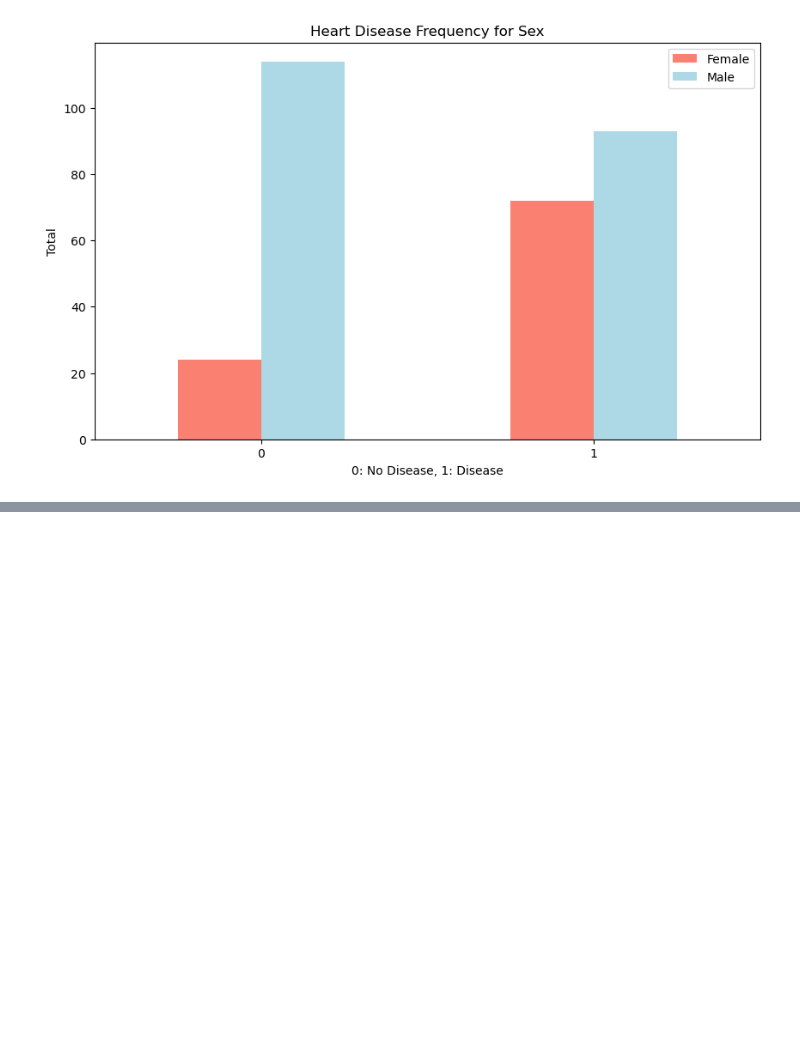
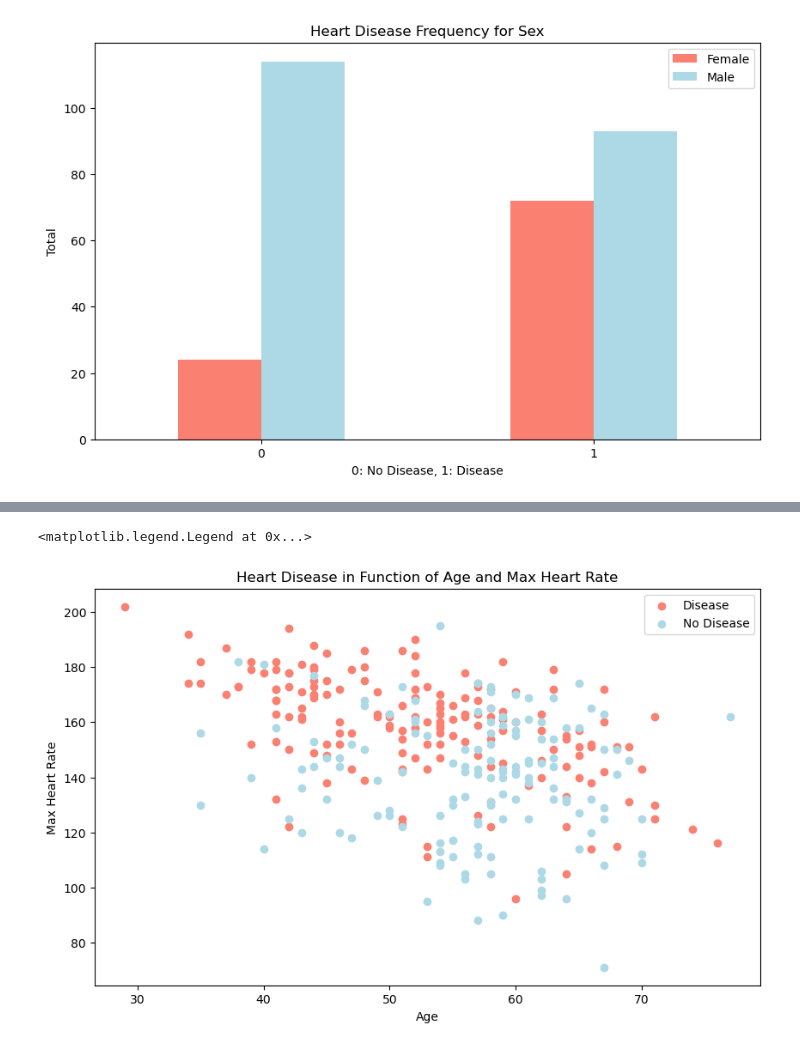
Before and after one commit to kawallac/heart_disease_project, a Jupyter notebook: Heart_Disease_Prediction.ipynb, the cells around one changed output, grey strips where cells are left out. Cells and saved outputs as stored; diff of their text form; code cells hidden in the pictures; blank space fills up the shorter version.

```diff
--- a/Heart_Disease_Prediction.ipynb
+++ b/Heart_Disease_Prediction.ipynb
@@ -187,0 +233,21 @@ plt.xticks(rotation=0);
+# %%
+### Plot
+plt.figure(figsize=(10,6))
+
+# Scatter with heart disease
+plt.scatter(df.age[df.target==1], # all the ages that have heart disease
+           df.thalach[df.target==1], # maximum heart rates, with heart disease
+           c='salmon')
+
+# Scatter without heart disease
+plt.scatter(df.age[df.target==0],
+           df.thalach[df.target==0],
+           c='lightblue')
+
+plt.title('Heart Disease in Function of Age and Max Heart Rate')
+plt.xlabel('Age')
+plt.ylabel('Max Heart Rate')
+plt.legend(['Disease', 'No Disease'])
+# %% [output]
+<matplotlib.legend.Legend at 0x...>
+[figure, added]
```
Also changed, not shown: parts of 12 cells of this notebook.
